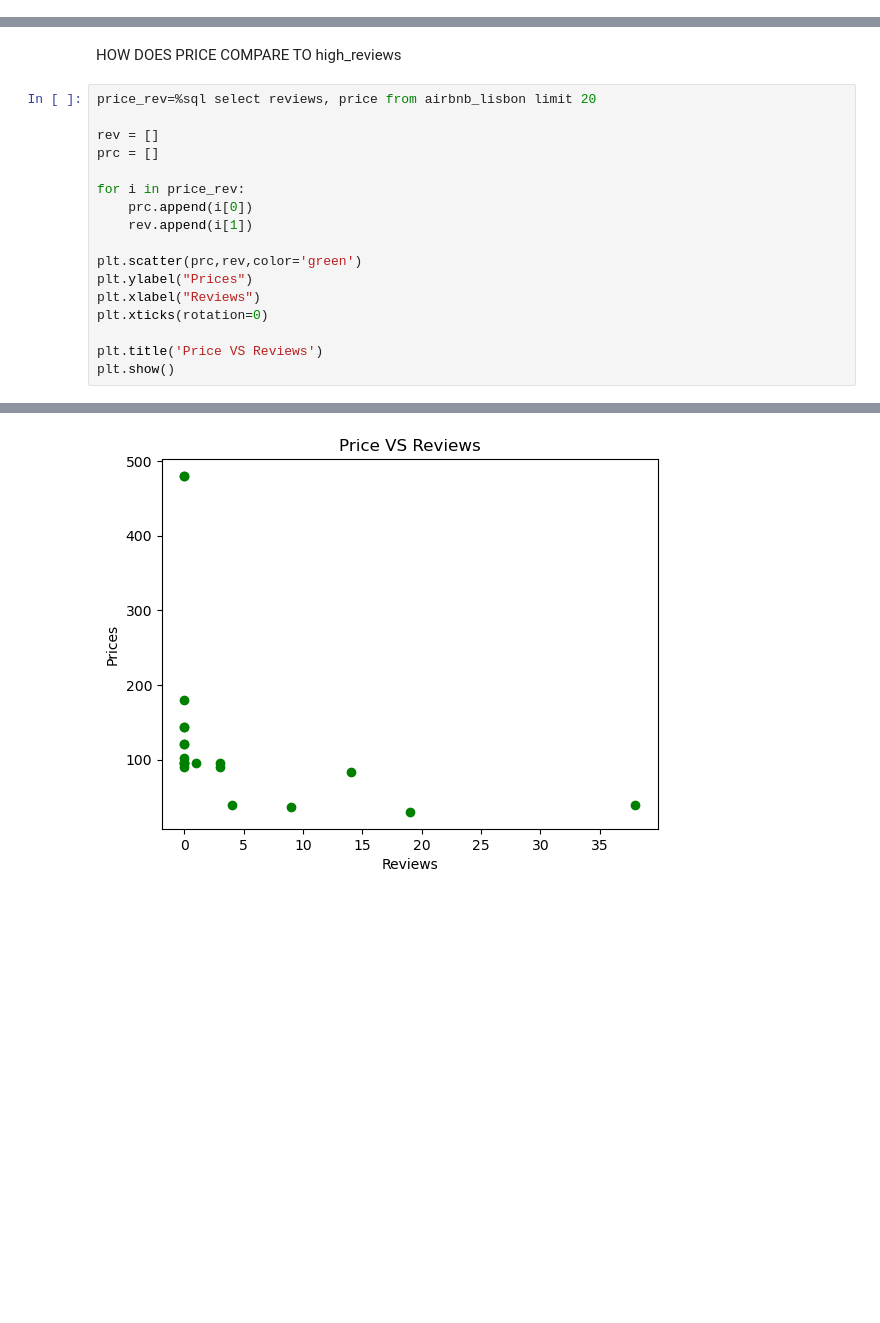
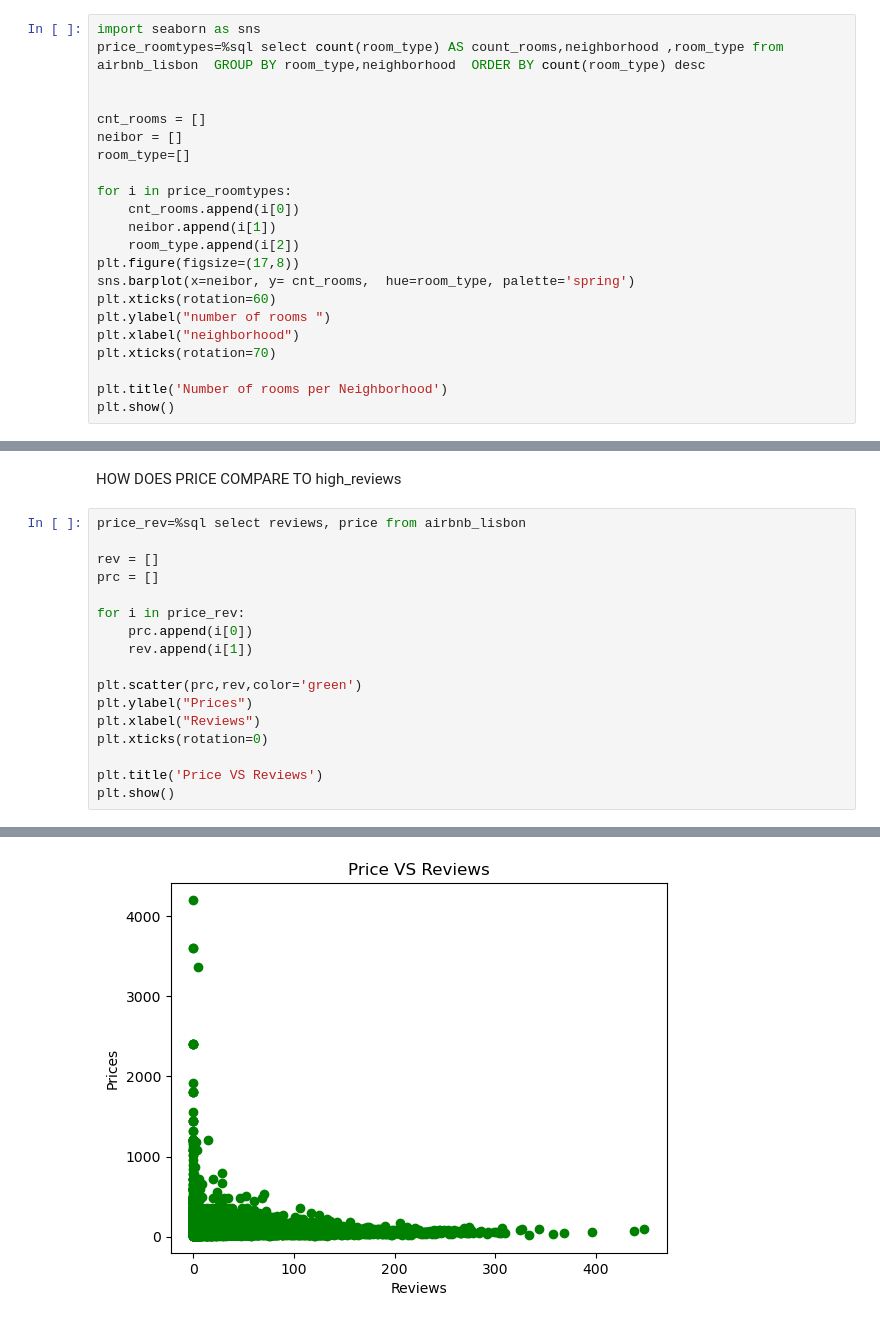
Before and after one commit to The-DigitalAcademy/No_Name-Data-Visualization-and-Analysis---Airbnb_lisbon-, a Jupyter notebook: dataset_airBnB.ipynb, the cells around one changed output, grey strips where cells are left out. Cells and saved outputs as stored; diff of their text form; blank space fills up the shorter version.

```diff
--- a/dataset_airBnB.ipynb
+++ b/dataset_airBnB.ipynb
@@ -262,0 +233,22 @@ plt.show()
+# %%
+import seaborn as sns
+price_roomtypes=%sql select count(room_type) AS count_rooms,neighborhood ,room_type from  airbnb_lisbon  GROUP BY room_type,neighborhood  ORDER BY count(room_type) desc
+
+
+cnt_rooms = []
+neibor = []
+room_type=[]
+
+for i in price_roomtypes:
+    cnt_rooms.append(i[0])
+    neibor.append(i[1])
+    room_type.append(i[2])
+plt.figure(figsize=(17,8))
+sns.barplot(x=neibor, y= cnt_rooms,  hue=room_type, palette='spring')
+plt.xticks(rotation=60)
+plt.ylabel("number of rooms ")
+plt.xlabel("neighborhood")
+plt.xticks(rotation=70)
+
+plt.title('Number of rooms per Neighborhood')
+plt.show()
@@ -345,7 +342,7 @@ No artists with labels found to put in legend.  Note that artists whose label st
 # %% [markdown]
 HOW DOES PRICE COMPARE TO high_reviews
 # %%
-price_rev=%sql select reviews, price from airbnb_lisbon limit 20
+price_rev=%sql select reviews, price from airbnb_lisbon
 
 rev = []
 prc = []
@@ -368 +365 @@ plt.show()
-[figure, old version]
+[figure, new version]
```
Also changed, not shown: parts of 20 cells of this notebook.
